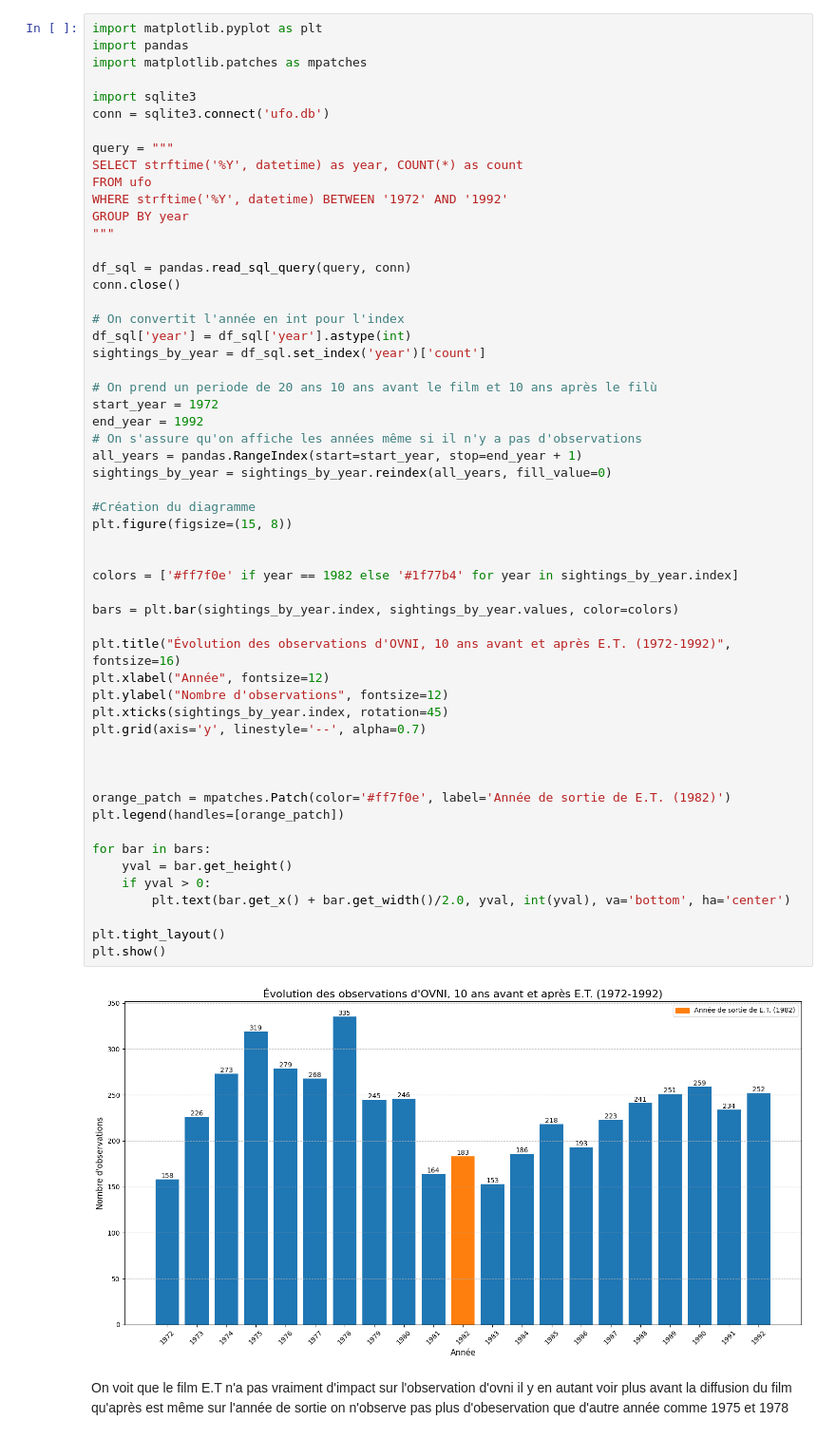
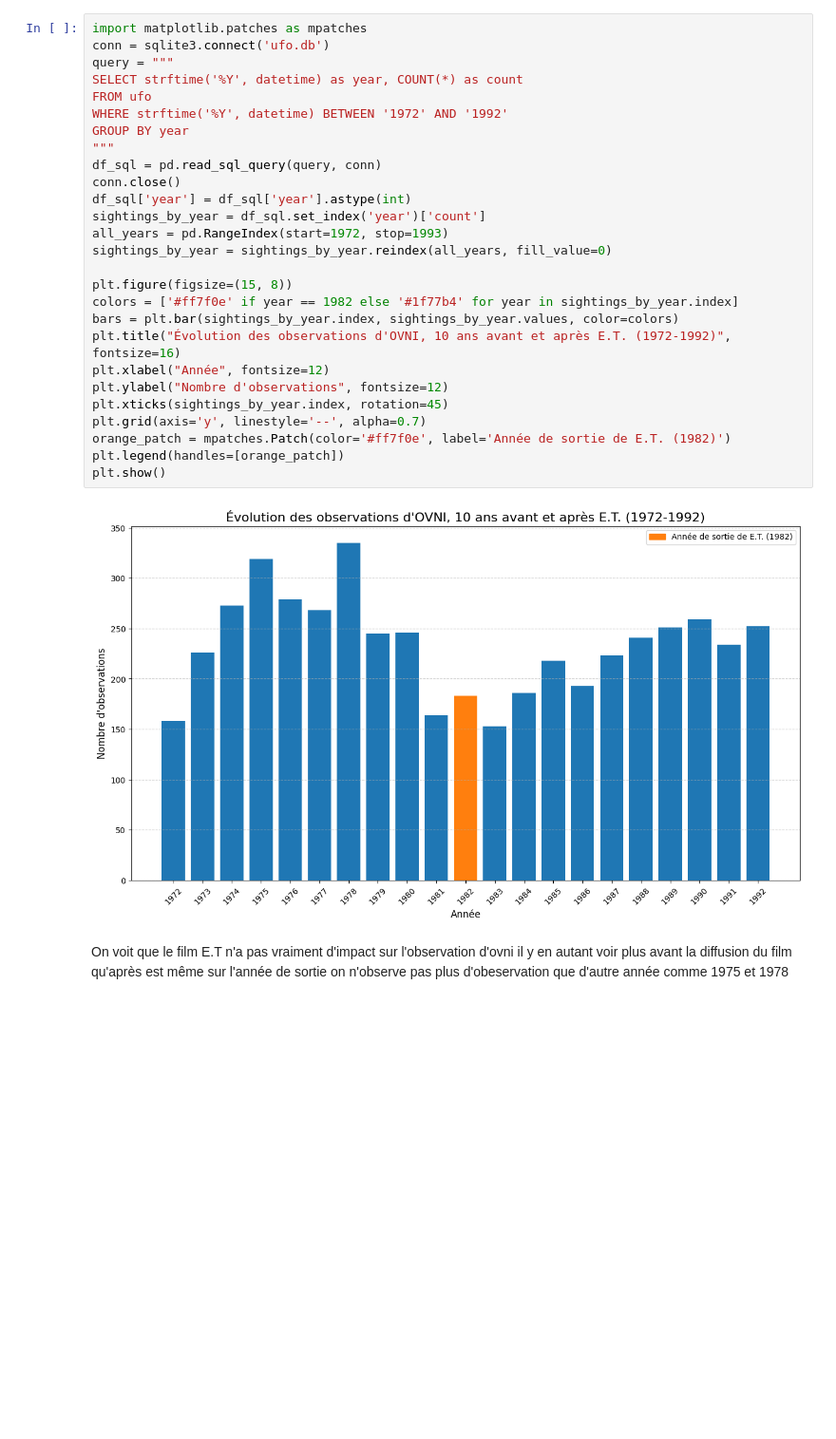
Before and after one commit to PolleEdouard/projet1_BigData, a Jupyter notebook: projet.ipynb, the cells around one changed output. Shown at 95% size. Drawn from its saved outputs; the diff is of its cells as text; blank space fills up the shorter version.

Commit message:
Ajout de certains graphiques et d'explications

```diff
--- a/projet.ipynb
+++ b/projet.ipynb
@@ -183,60 +240,32 @@ analyse : le film E.T. de Steven spielberg sortie en 1982 a t-il un incidence su
 # %%
-import matplotlib.pyplot as plt
-import pandas
 import matplotlib.patches as mpatches
-
-import sqlite3
 conn = sqlite3.connect('ufo.db')
-
 query = """
 SELECT strftime('%Y', datetime) as year, COUNT(*) as count
 FROM ufo
 WHERE strftime('%Y', datetime) BETWEEN '1972' AND '1992'
 GROUP BY year
 """
-
-df_sql = pandas.read_sql_query(query, conn)
+df_sql = pd.read_sql_query(query, conn)
 conn.close()
-
-# On convertit l'année en int pour l'index
 df_sql['year'] = df_sql['year'].astype(int)
 sightings_by_year = df_sql.set_index('year')['count']
-
-# On prend un periode de 20 ans 10 ans avant le film et 10 ans après le filù
-start_year = 1972
-end_year = 1992
-# On s'assure qu'on affiche les années même si il n'y a pas d'observations
-all_years = pandas.RangeIndex(start=start_year, stop=end_year + 1)
+all_years = pd.RangeIndex(start=1972, stop=1993)
 sightings_by_year = sightings_by_year.reindex(all_years, fill_value=0)
 
-#Création du diagramme
 plt.figure(figsize=(15, 8))
-
-
 colors = ['#ff7f0e' if year == 1982 else '#1f77b4' for year in sightings_by_year.index]
-
 bars = plt.bar(sightings_by_year.index, sightings_by_year.values, color=colors)
-
 plt.title("Évolution des observations d'OVNI, 10 ans avant et après E.T. (1972-1992)", fontsize=16)
 plt.xlabel("Année", fontsize=12)
 plt.ylabel("Nombre d'observations", fontsize=12)
 plt.xticks(sightings_by_year.index, rotation=45)
 plt.grid(axis='y', linestyle='--', alpha=0.7)
-
-
-
 orange_patch = mpatches.Patch(color='#ff7f0e', label='Année de sortie de E.T. (1982)')
 plt.legend(handles=[orange_patch])
-
-for bar in bars:
-    yval = bar.get_height()
-    if yval > 0:
-        plt.text(bar.get_x() + bar.get_width()/2.0, yval, int(yval), va='bottom', ha='center')
-
-plt.tight_layout()
 plt.show()
 # %% [output]
-[figure, old version]
+[figure, new version]
 # %% [markdown]
 On voit que le film E.T n'a pas vraiment d'impact sur l'observation d'ovni il y en autant voir plus avant la diffusion du film qu'après est même sur l'année de sortie on n'observe pas plus d'obeservation que d'autre année comme 1975 et 1978
 # %% [markdown]
```
Also changed, not shown: parts of 30 cells of this notebook, 1 other file.
